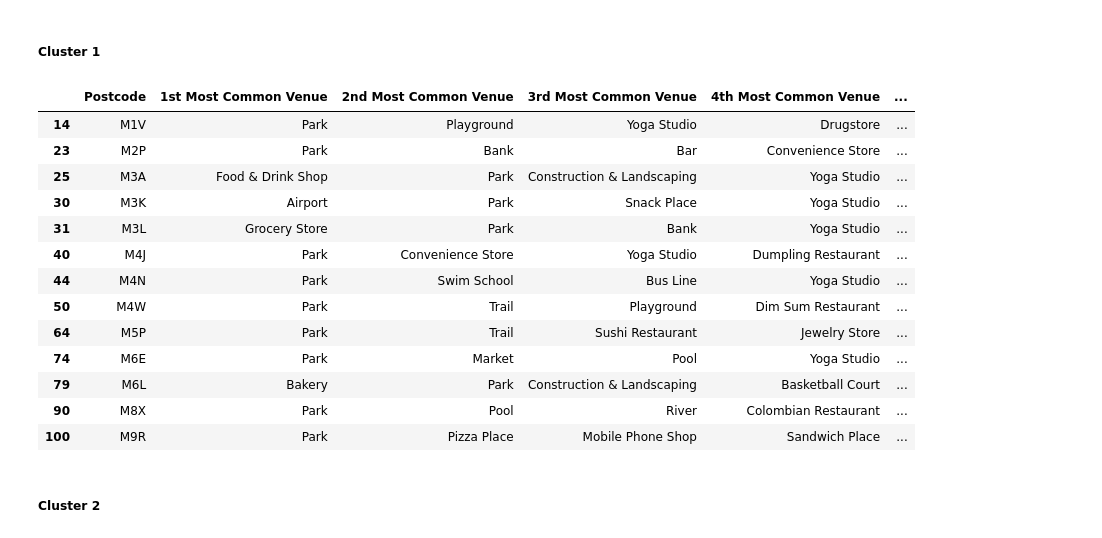
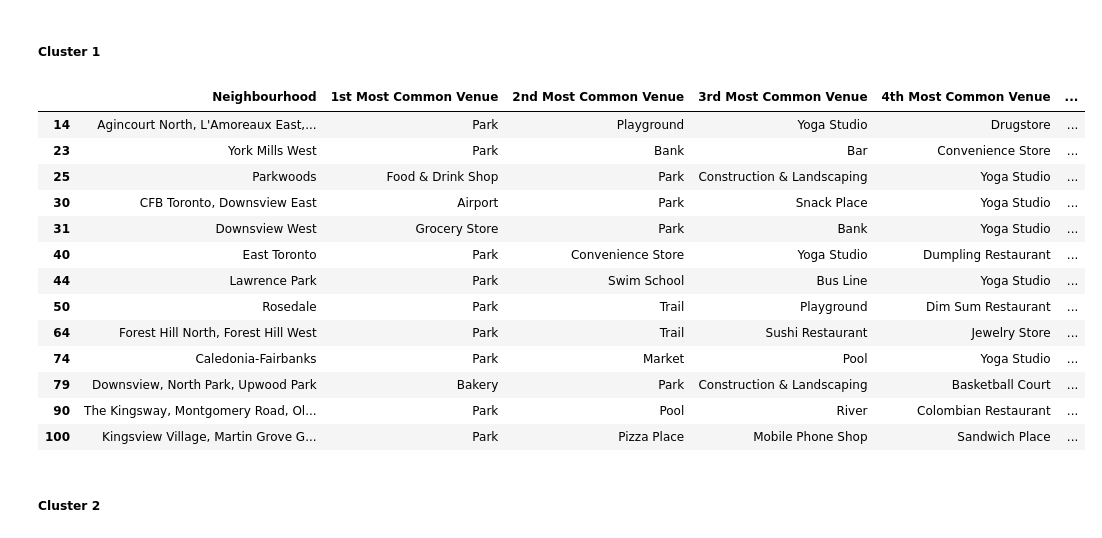
Before and after one commit to CarlosNobleJesus/Coursera_Capstone, a Jupyter notebook: toronto_neighborhoods.ipynb, the cells around one changed output. Cells and saved outputs as stored; diff of their text form; code cells hidden in the pictures.

```diff
--- a/toronto_neighborhoods.ipynb
+++ b/toronto_neighborhoods.ipynb
@@ -467,23 +467,23 @@ map_clusters
 # %% [markdown]
 ##### Cluster 1
 # %%
-c1 = tor_merged.loc[tor_merged['Cluster Labels']==0, tor_merged.columns[[0] + list(range(6, tor_merged.shape[1]))]]
+c1 = tor_merged.loc[tor_merged['Cluster Labels']==0, tor_merged.columns[[2] + list(range(6, tor_merged.shape[1]))]]
 c1
 # %% [output]
-|  | Postcode | 1st Most Common Venue | 2nd Most Common Venue | 3rd Most Common Venue | 4th Most Common Venue | ... |
-| 14 | M1V | Park | Playground | Yoga Studio | Drugstore | ... |
-| 23 | M2P | Park | Bank | Bar | Convenience Store | ... |
-| 25 | M3A | Food & Drink Shop | Park | Construction & Landscaping | Yoga Studio | ... |
-| 30 | M3K | Airport | Park | Snack Place | Yoga Studio | ... |
-| 31 | M3L | Grocery Store | Park | Bank | Yoga Studio | ... |
-| 40 | M4J | Park | Convenience Store | Yoga Studio | Dumpling Restaurant | ... |
-| 44 | M4N | Park | Swim School | Bus Line | Yoga Studio | ... |
-| 50 | M4W | Park | Trail | Playground | Dim Sum Restaurant | ... |
-| 64 | M5P | Park | Trail | Sushi Restaurant | Jewelry Store | ... |
-| 74 | M6E | Park | Market | Pool | Yoga Studio | ... |
-| 79 | M6L | Bakery | Park | Construction & Landscaping | Basketball Court | ... |
-| 90 | M8X | Park | Pool | River | Colombian Restaurant | ... |
-| 100 | M9R | Park | Pizza Place | Mobile Phone Shop | Sandwich Place | ... |
+|  | Neighbourhood | 1st Most Common Venue | 2nd Most Common Venue | 3rd Most Common Venue | 4th Most Common Venue | ... |
+| 14 | Agincourt North, L'Amoreaux East,... | Park | Playground | Yoga Studio | Drugstore | ... |
+| 23 | York Mills West | Park | Bank | Bar | Convenience Store | ... |
+| 25 | Parkwoods | Food & Drink Shop | Park | Construction & Landscaping | Yoga Studio | ... |
+| 30 | CFB Toronto, Downsview East | Airport | Park | Snack Place | Yoga Studio | ... |
+| 31 | Downsview West | Grocery Store | Park | Bank | Yoga Studio | ... |
+| 40 | East Toronto | Park | Convenience Store | Yoga Studio | Dumpling Restaurant | ... |
+| 44 | Lawrence Park | Park | Swim School | Bus Line | Yoga Studio | ... |
+| 50 | Rosedale | Park | Trail | Playground | Dim Sum Restaurant | ... |
+| 64 | Forest Hill North, Forest Hill West | Park | Trail | Sushi Restaurant | Jewelry Store | ... |
+| 74 | Caledonia-Fairbanks | Park | Market | Pool | Yoga Studio | ... |
+| 79 | Downsview, North Park, Upwood Park | Bakery | Park | Construction & Landscaping | Basketball Court | ... |
+| 90 | The Kingsway, Montgomery Road, Ol... | Park | Pool | River | Colombian Restaurant | ... |
+| 100 | Kingsview Village, Martin Grove G... | Park | Pizza Place | Mobile Phone Shop | Sandwich Place | ... |
 # %% [markdown]
 ##### Cluster 2
 # %%
```
Also changed, not shown: parts of 2 cells of this notebook.
